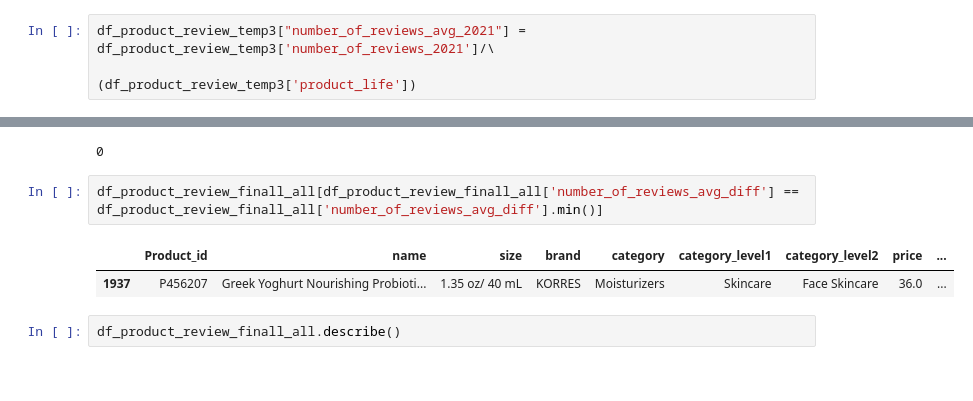
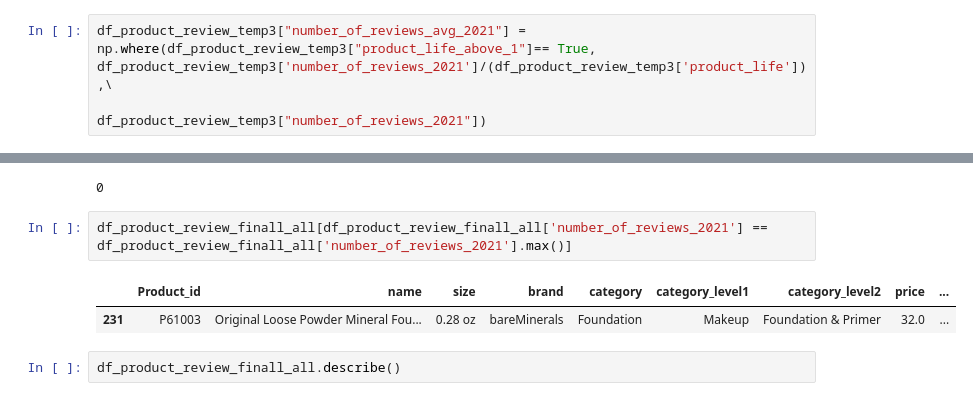
Before and after one commit to einslulu/Sephora_Review_Analysis, a Jupyter notebook: Analyze.ipynb, the cells around one changed output, grey strips where cells are left out. Saved outputs shown, nothing was run; the diff lists cells and outputs as text.

```diff
--- a/Analyze.ipynb
+++ b/Analyze.ipynb
@@ -292,8 +292,8 @@ df_product_review_temp3["number_of_reviews_avg_2020"] = df_product_review_temp3[
 # %%
 df_product_review_temp3["number_of_reviews_avg_2020"] = df_product_review_temp3["number_of_reviews_avg_2020"].clip(0,)
 # %%
-df_product_review_temp3["number_of_reviews_avg_2021"] = df_product_review_temp3['number_of_reviews_2021']/\
-                                                           (df_product_review_temp3['product_life'])
+df_product_review_temp3["number_of_reviews_avg_2021"] = np.where(df_product_review_temp3["product_life_above_1"]== True, df_product_review_temp3['number_of_reviews_2021']/(df_product_review_temp3['product_life']),\
+                                                                 df_product_review_temp3["number_of_reviews_2021"])
 # %%
 df_product_review_temp3['number_of_reviews_2020_b4pandamic']= df_product_review_temp3['r_Review_count_2020'].fillna(df_product_review_temp3["number_of_reviews_avg_2020"])
 # %%
@@ -338,10 +320,10 @@ df_product_review_finall_all = df_product_review_temp3.loc[:,df_product_review_t
 # %% [output]
 0
 # %%
-df_product_review_finall_all[df_product_review_finall_all['number_of_reviews_avg_diff'] == df_product_review_finall_all['number_of_reviews_avg_diff'].min()]
+df_product_review_finall_all[df_product_review_finall_all['number_of_reviews_2021'] == df_product_review_finall_all['number_of_reviews_2021'].max()]
 # %% [output]
 |  | Product_id | name | size | brand | category | category_level1 | category_level2 | price | ... |
-| 1937 | P456207 | Greek Yoghurt Nourishing Probioti... | 1.35 oz/ 40 mL | KORRES | Moisturizers | Skincare | Face Skincare | 36.0 | ... |
+| 231 | P61003 | Original Loose Powder Mineral Fou... | 0.28 oz | bareMinerals | Foundation | Makeup | Foundation & Primer | 32.0 | ... |
 # %%
 df_product_review_finall_all.describe()
 # %% [output]
```
Also changed, not shown: parts of 51 cells of this notebook.
